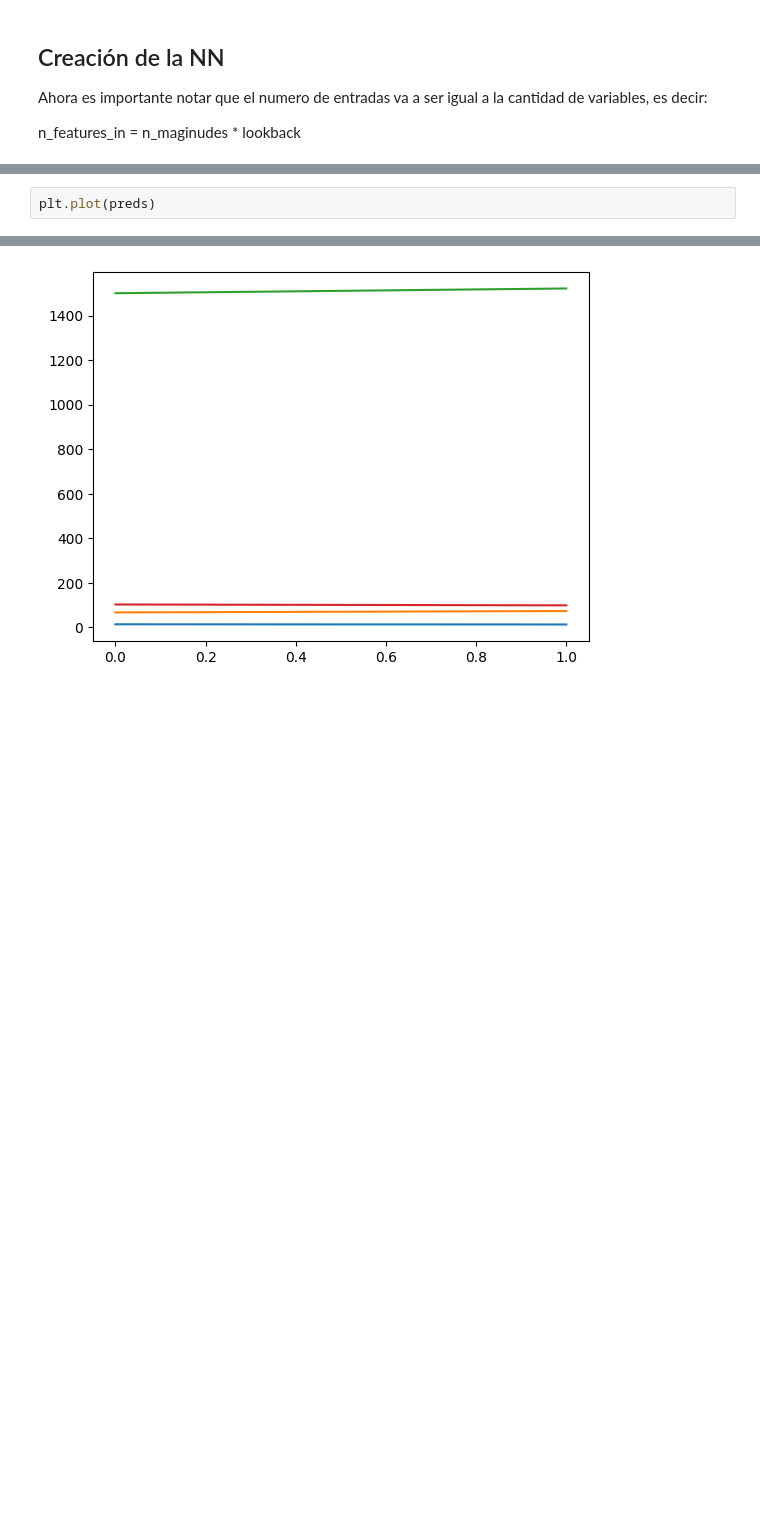
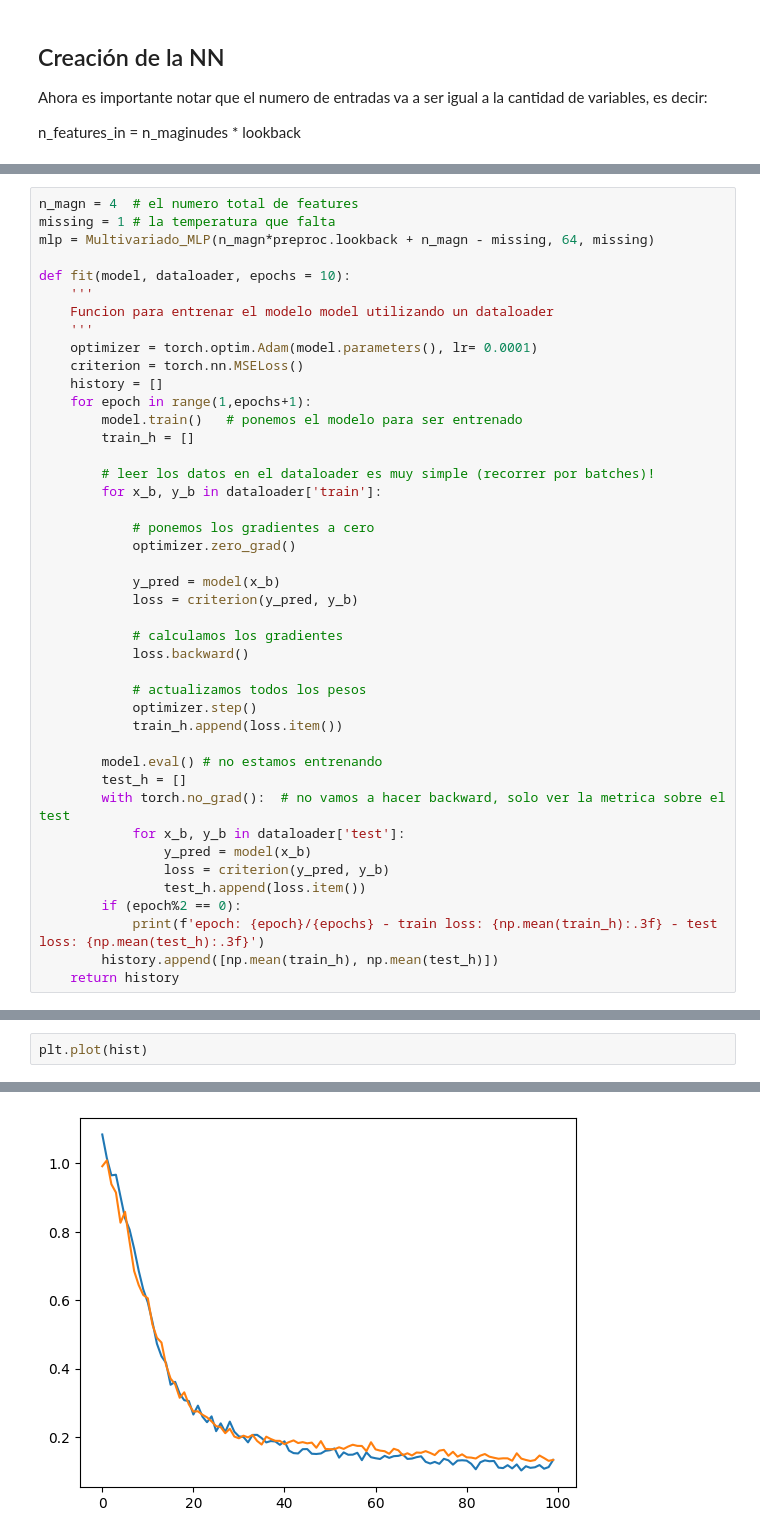
Before and after one commit to sebastlop/series-temporales-machine-learning, a Jupyter notebook: Apuntes/Tema-6/Tema-6.1.3-Inclusion-mas variables.ipynb, the cells around one changed output, grey strips where cells are left out. Cells and saved outputs as stored; diff of their text form; blank space fills up the shorter version.

```diff
--- a/Apuntes/Tema-6/Tema-6.1.3-Inclusion-mas variables.ipynb
+++ b/Apuntes/Tema-6/Tema-6.1.3-Inclusion-mas variables.ipynb
@@ -162,3 +335,46 @@ def fit(model, dataloader, epochs = 10):
+# %%
+n_magn = 4  # el numero total de features
+missing = 1 # la temperatura que falta
+mlp = Multivariado_MLP(n_magn*preproc.lookback + n_magn - missing, 64, missing)
+
+def fit(model, dataloader, epochs = 10):
+    '''
+    Funcion para entrenar el modelo model utilizando un dataloader
+    '''
+    optimizer = torch.optim.Adam(model.parameters(), lr= 0.0001)
+    criterion = torch.nn.MSELoss()
+    history = []
+    for epoch in range(1,epochs+1):
+        model.train()   # ponemos el modelo para ser entrenado
+        train_h = []
+
+        # leer los datos en el dataloader es muy simple (recorrer por batches)!
+        for x_b, y_b in dataloader['train']:
+
+            # ponemos los gradientes a cero
+            optimizer.zero_grad()
+
+            y_pred = model(x_b)
+            loss = criterion(y_pred, y_b)
+
+            # calculamos los gradientes
+            loss.backward()
+
+            # actualizamos todos los pesos
+            optimizer.step()
+            train_h.append(loss.item())
+
+        model.eval() # no estamos entrenando
+        test_h = []
+        with torch.no_grad():  # no vamos a hacer backward, solo ver la metrica sobre el test
+            for x_b, y_b in dataloader['test']:
+                y_pred = model(x_b)
+                loss = criterion(y_pred, y_b)
+                test_h.append(loss.item())
+        if (epoch%2 == 0):
+            print(f'epoch: {epoch}/{epochs} - train loss: {np.mean(train_h):.3f} - test loss: {np.mean(test_h):.3f}')
+        history.append([np.mean(train_h), np.mean(test_h)])
+    return history
 # %%
 hist = fit(mlp, dataloader, epochs=100)
 print('----------------------------------------------')
@@ -196,4 +401,4 @@ preds = scaler.inverse_transform(y_pred[:2])
 # %%
-plt.plot(preds)
+plt.plot(hist)
 # %% [output]
 [<matplotlib.lines.Line2D at 0x...>,
@@ -202,2 +405,2 @@ plt.plot(preds)
  <matplotlib.lines.Line2D at 0x...>]
-[figure, old version]
+[figure, new version]
```
Also changed, not shown: parts of 25 cells of this notebook, 1 other file.
